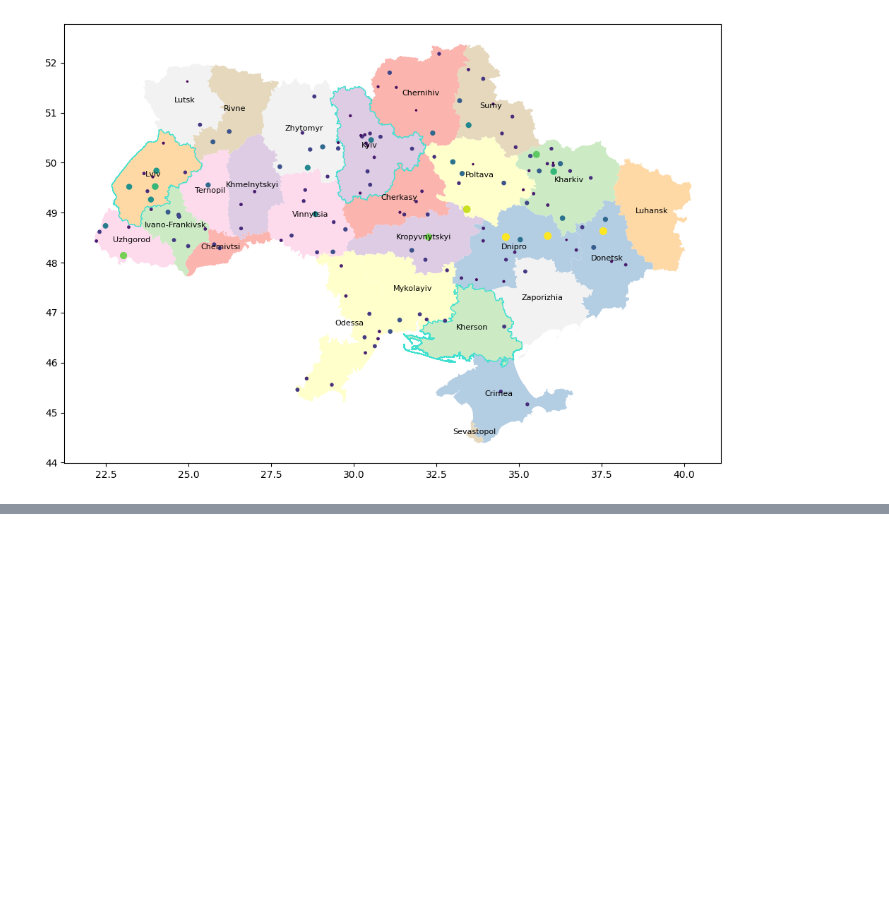
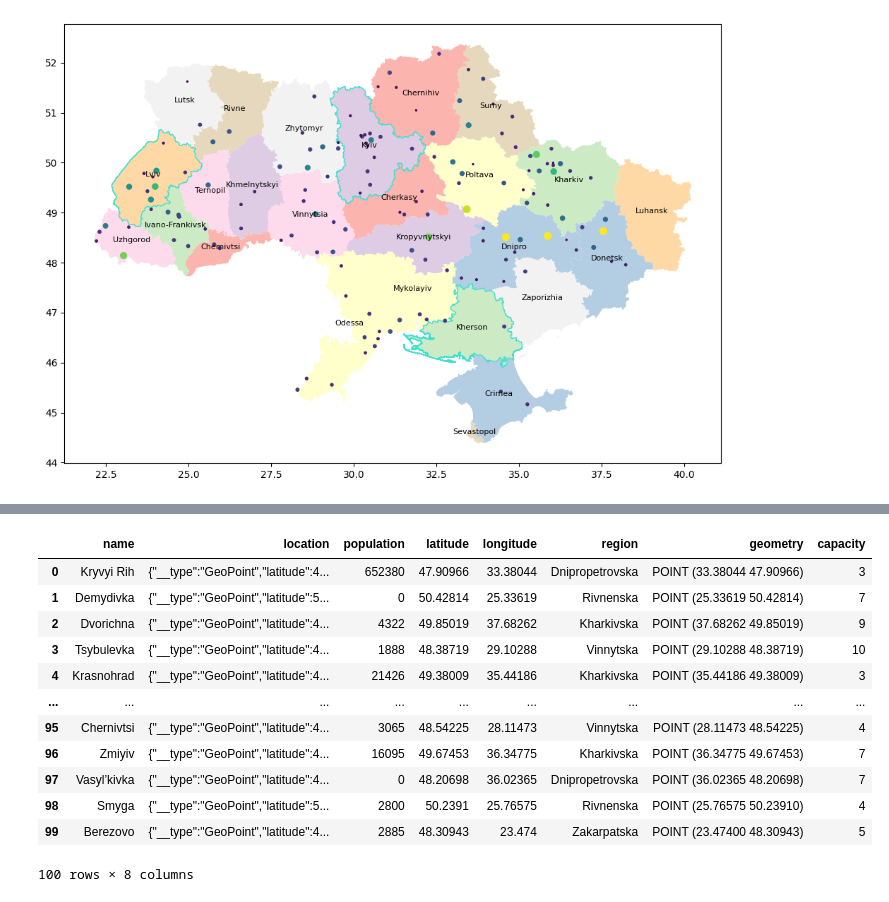
Before and after one commit to alorthius/tarilka, a Jupyter notebook: proj.ipynb, the cells around one changed output, grey strips where cells are left out. Cells and saved outputs as stored; diff of their text form; code cells hidden in the pictures; blank space fills up the shorter version.

```diff
--- a/proj.ipynb
+++ b/proj.ipynb
@@ -170,0 +132,16 @@ df_destinations.plot(ax=ax, marker='o', markersize=2 * df_destinations['capacity
+# %%
+df_new
+# %% [output]
+|  | name | location | population | latitude | longitude | region | geometry | capacity |
+| 0 | Kryvyi Rih | {"__type":"GeoPoint","latitude":4... | 652380 | 47.90966 | 33.38044 | Dnipropetrovska | POINT (33.38044 47.90966) | 3 |
+| 1 | Demydivka | {"__type":"GeoPoint","latitude":5... | 0 | 50.42814 | 25.33619 | Rivnenska | POINT (25.33619 50.42814) | 7 |
+| 2 | Dvorichna | {"__type":"GeoPoint","latitude":4... | 4322 | 49.85019 | 37.68262 | Kharkivska | POINT (37.68262 49.85019) | 9 |
+| 3 | Tsybulevka | {"__type":"GeoPoint","latitude":4... | 1888 | 48.38719 | 29.10288 | Vinnytska | POINT (29.10288 48.38719) | 10 |
+| 4 | Krasnohrad | {"__type":"GeoPoint","latitude":4... | 21426 | 49.38009 | 35.44186 | Kharkivska | POINT (35.44186 49.38009) | 3 |
+| ... | ... | ... | ... | ... | ... | ... | ... | ... |
+| 95 | Chernivtsi | {"__type":"GeoPoint","latitude":4... | 3065 | 48.54225 | 28.11473 | Vinnytska | POINT (28.11473 48.54225) | 4 |
+| 96 | Zmiyiv | {"__type":"GeoPoint","latitude":4... | 16095 | 49.67453 | 36.34775 | Kharkivska | POINT (36.34775 49.67453) | 7 |
+| 97 | Vasyl’kivka | {"__type":"GeoPoint","latitude":4... | 0 | 48.20698 | 36.02365 | Dnipropetrovska | POINT (36.02365 48.20698) | 7 |
+| 98 | Smyga | {"__type":"GeoPoint","latitude":5... | 2800 | 50.2391 | 25.76575 | Rivnenska | POINT (25.76575 50.23910) | 4 |
+| 99 | Berezovo | {"__type":"GeoPoint","latitude":4... | 2885 | 48.30943 | 23.474 | Zakarpatska | POINT (23.47400 48.30943) | 5 |
+100 rows × 8 columns
```
Also changed, not shown: parts of 13 cells of this notebook, 6 other files.
